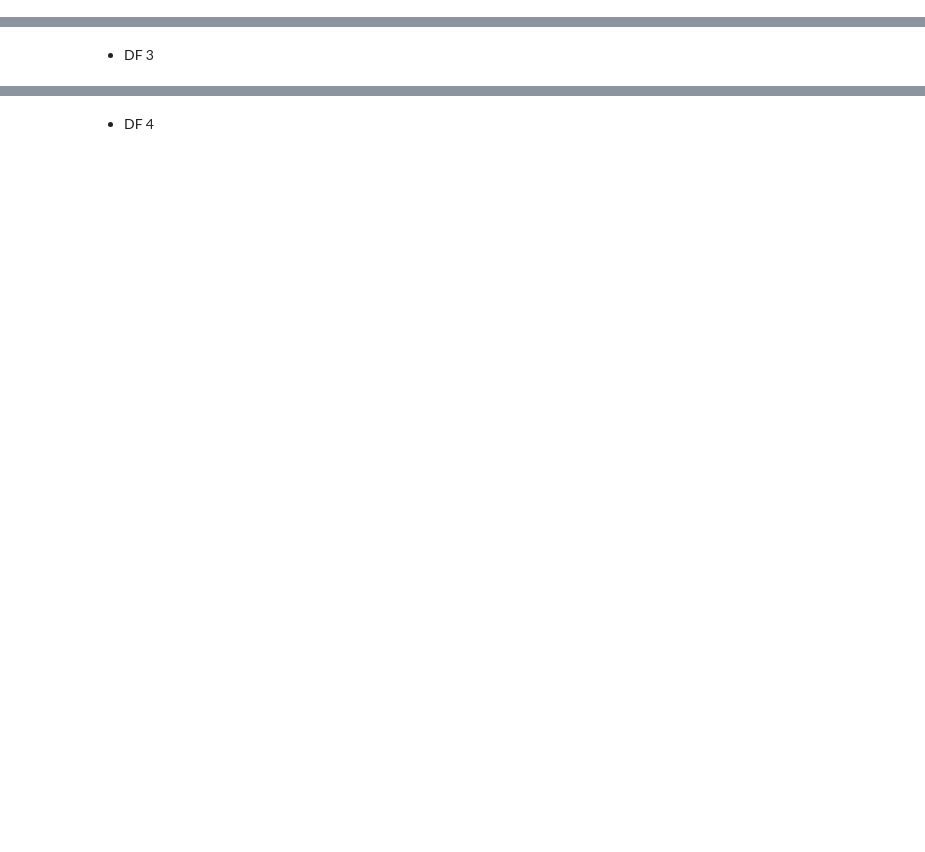
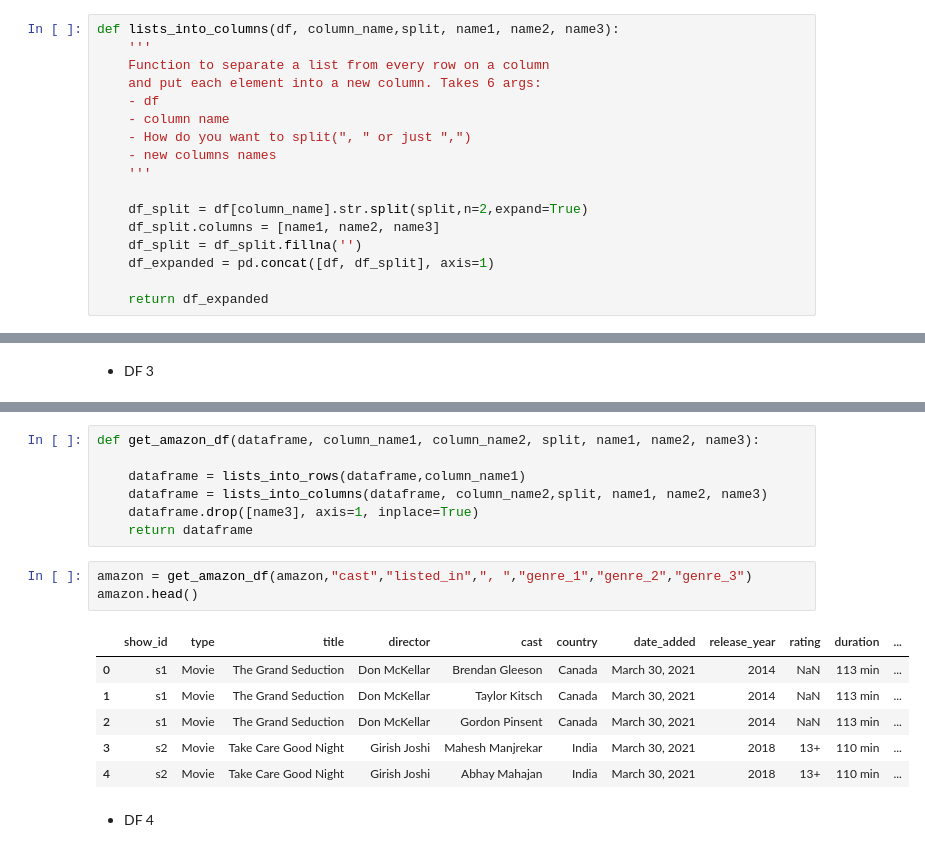
Before and after one commit to emmacunill/Actresses-and-some-Actors, a Jupyter notebook: notebooks/cleaning.ipynb, the cells around one changed output, grey strips where cells are left out. Cells and saved outputs as stored; diff of their text form; blank space fills up the shorter version.

```diff
--- a/notebooks/cleaning.ipynb
+++ b/notebooks/cleaning.ipynb
@@ -16,0 +59,17 @@ df_7 = pd.read_csv("../posibles_datasets/netflix_titles.csv")
+# %%
+def lists_into_columns(df, column_name,split, name1, name2, name3):
+    '''
+    Function to separate a list from every row on a column
+    and put each element into a new column. Takes 6 args:
+    - df
+    - column name
+    - How do you want to split(", " or just ",")
+    - new columns names
+    '''
+
+    df_split = df[column_name].str.split(split,n=2,expand=True)
+    df_split.columns = [name1, name2, name3]
+    df_split = df_split.fillna('')
+    df_expanded = pd.concat([df, df_split], axis=1)
+
+    return df_expanded
@@ -30,3 +158,20 @@ df_2.head(5)
+# %%
+def get_amazon_df(dataframe, column_name1, column_name2, split, name1, name2, name3):
+
+    dataframe = lists_into_rows(dataframe,column_name1)
+    dataframe = lists_into_columns(dataframe, column_name2,split, name1, name2, name3)
+    dataframe.drop([name3], axis=1, inplace=True)
+    return dataframe
+# %%
+amazon = get_amazon_df(amazon,"cast","listed_in",", ","genre_1","genre_2","genre_3")
+amazon.head()
+# %% [output]
+|  | show_id | type | title | director | cast | country | date_added | release_year | rating | duration | ... |
+| 0 | s1 | Movie | The Grand Seduction | Don McKellar | Brendan Gleeson | Canada | March 30, 2021 | 2014 | NaN | 113 min | ... |
+| 1 | s1 | Movie | The Grand Seduction | Don McKellar | Taylor Kitsch | Canada | March 30, 2021 | 2014 | NaN | 113 min | ... |
+| 2 | s1 | Movie | The Grand Seduction | Don McKellar | Gordon Pinsent | Canada | March 30, 2021 | 2014 | NaN | 113 min | ... |
+| 3 | s2 | Movie | Take Care Good Night | Girish Joshi | Mahesh Manjrekar | India | March 30, 2021 | 2018 | 13+ | 110 min | ... |
+| 4 | s2 | Movie | Take Care Good Night | Girish Joshi | Abhay Mahajan | India | March 30, 2021 | 2018 | 13+ | 110 min | ... |
 # %% [markdown]
 - DF 4
 # %%
```
Also changed, not shown: parts of 18 cells of this notebook.
